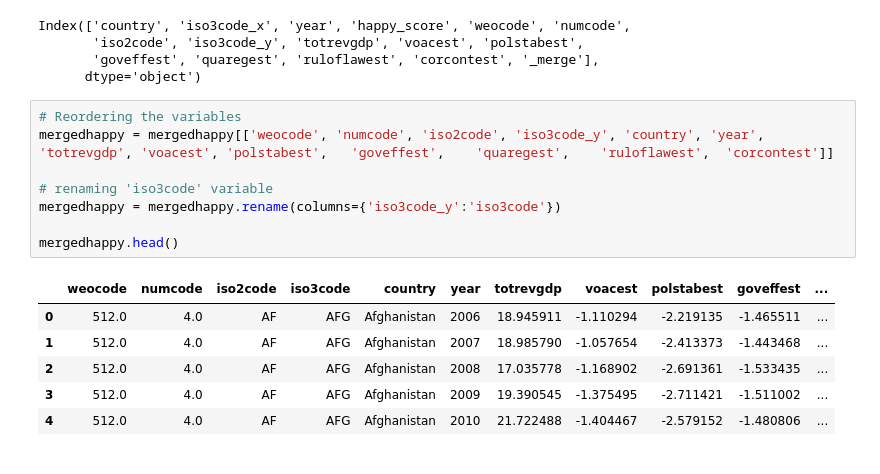
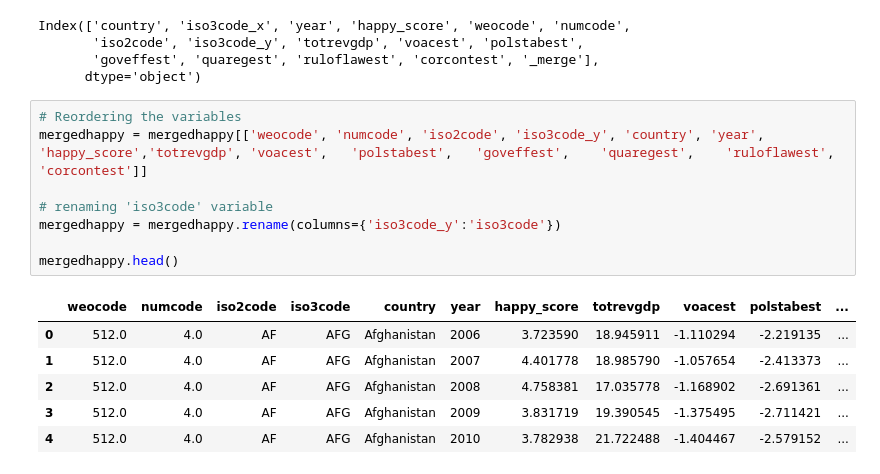
Before and after one commit to kandelprakashchandra/vis, a Jupyter notebook: PS2_Political_and_Socio_Economic_Impact_of_2009_Global_Recession.ipynb, the cells around one changed output. Cells and saved outputs as stored; diff of their text form.

```diff
--- a/PS2_Political_and_Socio_Economic_Impact_of_2009_Global_Recession.ipynb
+++ b/PS2_Political_and_Socio_Economic_Impact_of_2009_Global_Recession.ipynb
@@ -1196,16 +1201,16 @@ Index(['country', 'iso3code_x', 'year', 'happy_score', 'weocode', 'numcode',
       dtype='object')
 # %%
 # Reordering the variables
-mergedhappy = mergedhappy[['weocode', 'numcode', 'iso2code', 'iso3code_y', 'country', 'year', 'totrevgdp', 'voacest',	'polstabest',	'goveffest',	'quaregest',	'ruloflawest',	'corcontest']]
+mergedhappy = mergedhappy[['weocode', 'numcode', 'iso2code', 'iso3code_y', 'country', 'year', 'happy_score','totrevgdp', 'voacest',	'polstabest',	'goveffest',	'quaregest',	'ruloflawest',	'corcontest']]
 
 # renaming 'iso3code' variable
 mergedhappy = mergedhappy.rename(columns={'iso3code_y':'iso3code'})
 
 mergedhappy.head()
 # %% [output]
-|  | weocode | numcode | iso2code | iso3code | country | year | totrevgdp | voacest | polstabest | goveffest | ... |
-| 0 | 512.0 | 4.0 | AF | AFG | Afghanistan | 2006 | 18.945911 | -1.110294 | -2.219135 | -1.465511 | ... |
-| 1 | 512.0 | 4.0 | AF | AFG | Afghanistan | 2007 | 18.985790 | -1.057654 | -2.413373 | -1.443468 | ... |
-| 2 | 512.0 | 4.0 | AF | AFG | Afghanistan | 2008 | 17.035778 | -1.168902 | -2.691361 | -1.533435 | ... |
-| 3 | 512.0 | 4.0 | AF | AFG | Afghanistan | 2009 | 19.390545 | -1.375495 | -2.711421 | -1.511002 | ... |
-| 4 | 512.0 | 4.0 | AF | AFG | Afghanistan | 2010 | 21.722488 | -1.404467 | -2.579152 | -1.480806 | ... |
+|  | weocode | numcode | iso2code | iso3code | country | year | happy_score | totrevgdp | voacest | polstabest | ... |
+| 0 | 512.0 | 4.0 | AF | AFG | Afghanistan | 2006 | 3.723590 | 18.945911 | -1.110294 | -2.219135 | ... |
+| 1 | 512.0 | 4.0 | AF | AFG | Afghanistan | 2007 | 4.401778 | 18.985790 | -1.057654 | -2.413373 | ... |
+| 2 | 512.0 | 4.0 | AF | AFG | Afghanistan | 2008 | 4.758381 | 17.035778 | -1.168902 | -2.691361 | ... |
+| 3 | 512.0 | 4.0 | AF | AFG | Afghanistan | 2009 | 3.831719 | 19.390545 | -1.375495 | -2.711421 | ... |
+| 4 | 512.0 | 4.0 | AF | AFG | Afghanistan | 2010 | 3.782938 | 21.722488 | -1.404467 | -2.579152 | ... |
```
Also changed, not shown: parts of 1 cell of this notebook.
